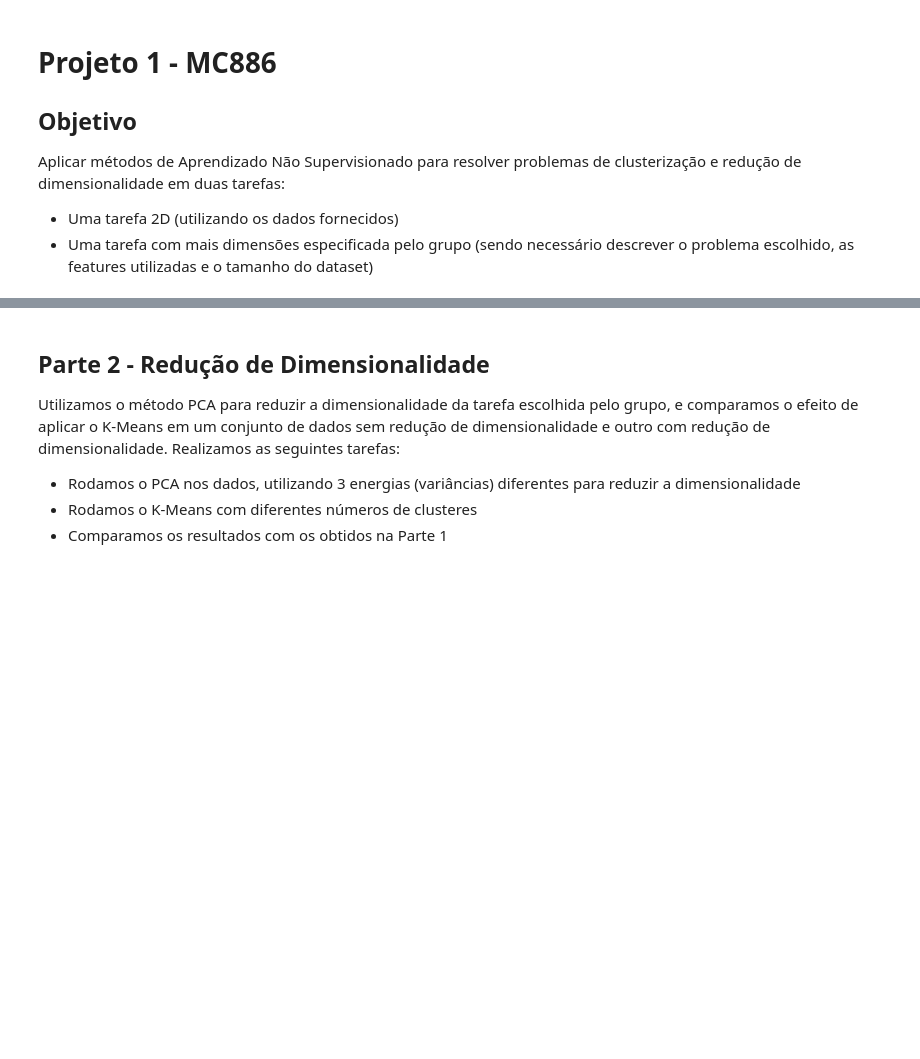
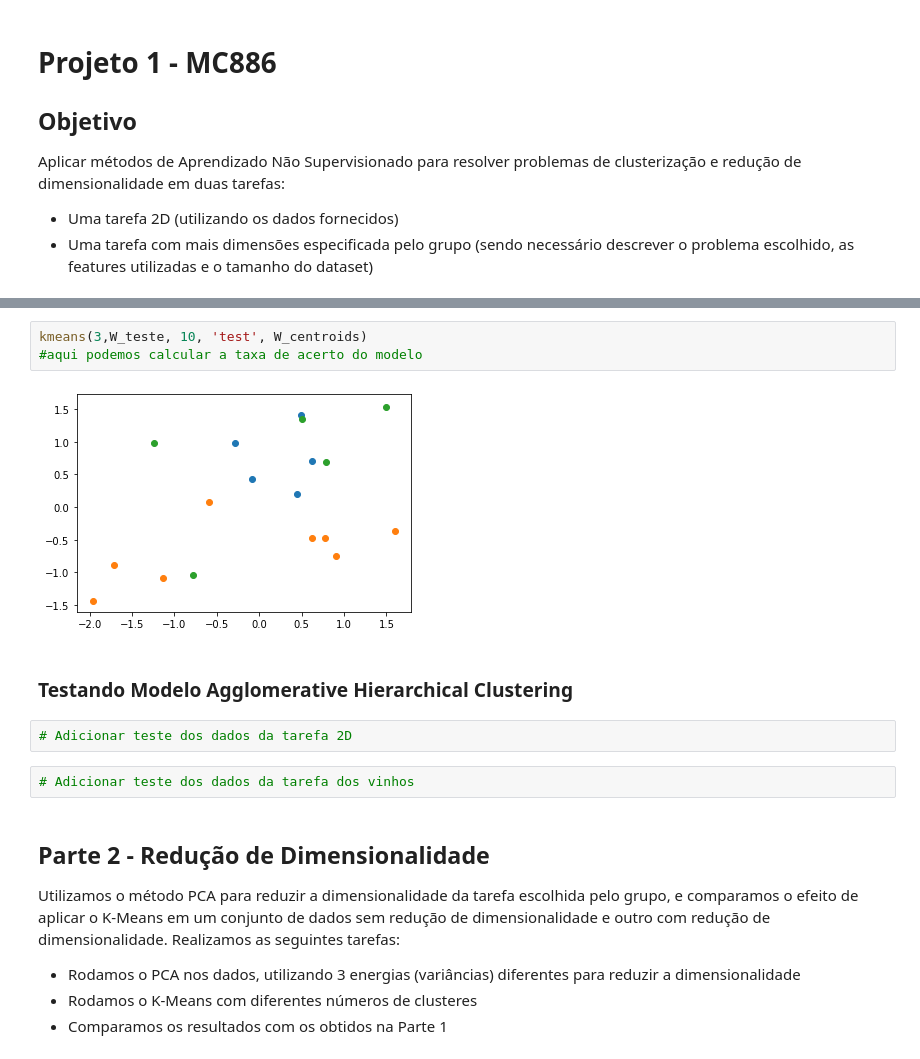
Before and after one commit to miguelguida/mc886, a Jupyter notebook: projeto1_174847_171043.ipynb, the cells around one changed output, grey strips where cells are left out. Drawn from its saved outputs; the diff is of its cells as text; blank space fills up the shorter version.

```diff
--- a/projeto1_174847_171043.ipynb
+++ b/projeto1_174847_171043.ipynb
@@ -107,3 +346,14 @@ print(W_teste.shape)
+# %%
+kmeans(3,W_teste, 10, 'test', W_centroids)
+#aqui podemos calcular a taxa de acerto do modelo
+# %% [output]
+[figure, added]
+# %% [markdown]
+### Testando Modelo Agglomerative Hierarchical Clustering
+# %%
+# Adicionar teste dos dados da tarefa 2D
+# %%
+# Adicionar teste dos dados da tarefa dos vinhos
 # %% [markdown]
 ## Parte 2 - Redução de Dimensionalidade
 Utilizamos o método PCA para reduzir a dimensionalidade da tarefa escolhida pelo grupo, e comparamos o efeito de aplicar o K-Means em um conjunto de dados sem redução de dimensionalidade e outro com redução de dimensionalidade.
```
Also changed, not shown: parts of 16 cells of this notebook.
